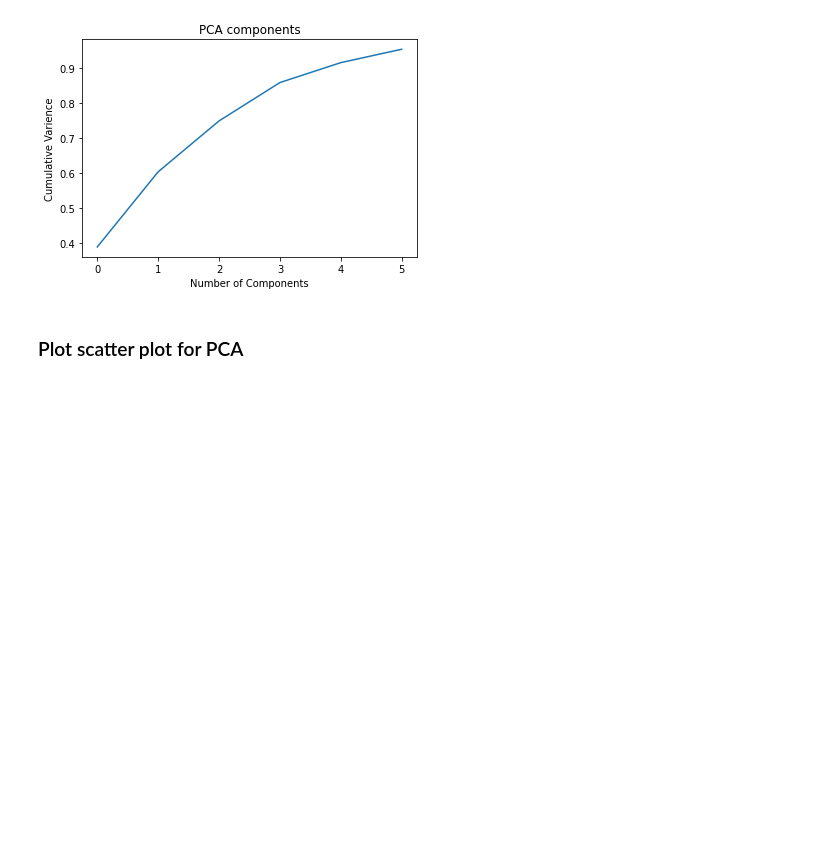
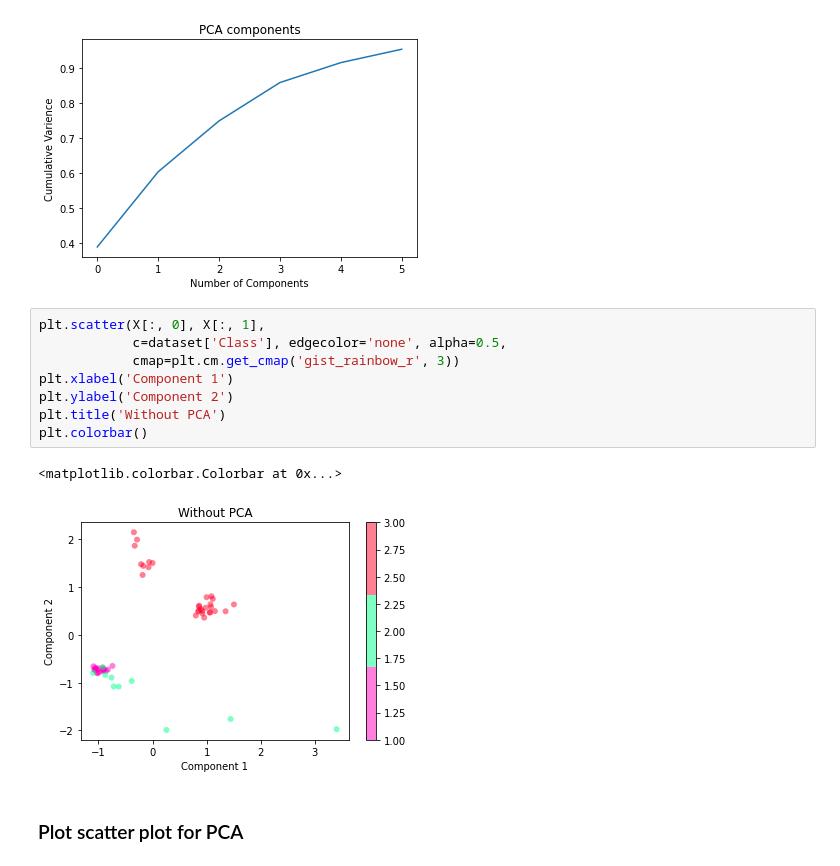
Before and after one commit to goldslime123/csc3005-DA, a Jupyter notebook: MeterB.ipynb, the cells around one changed output. Cells and saved outputs as stored; diff of their text form; blank space fills up the shorter version.

```diff
--- a/MeterB.ipynb
+++ b/MeterB.ipynb
@@ -462,6 +462,17 @@ plt.ylabel('Cumulative Varience')
 # %% [output]
 Text(0, 0.5, 'Cumulative Varience')
 [figure]
+# %%
+plt.scatter(X[:, 0], X[:, 1],
+            c=dataset['Class'], edgecolor='none', alpha=0.5,
+            cmap=plt.cm.get_cmap('gist_rainbow_r', 3))
+plt.xlabel('Component 1')
+plt.ylabel('Component 2')
+plt.title('Without PCA')
+plt.colorbar()
+# %% [output]
+<matplotlib.colorbar.Colorbar at 0x...>
+[figure, added]
 # %% [markdown]
 ### Plot scatter plot for PCA
 # %%
```
Also changed, not shown: parts of 2 cells of this notebook.
